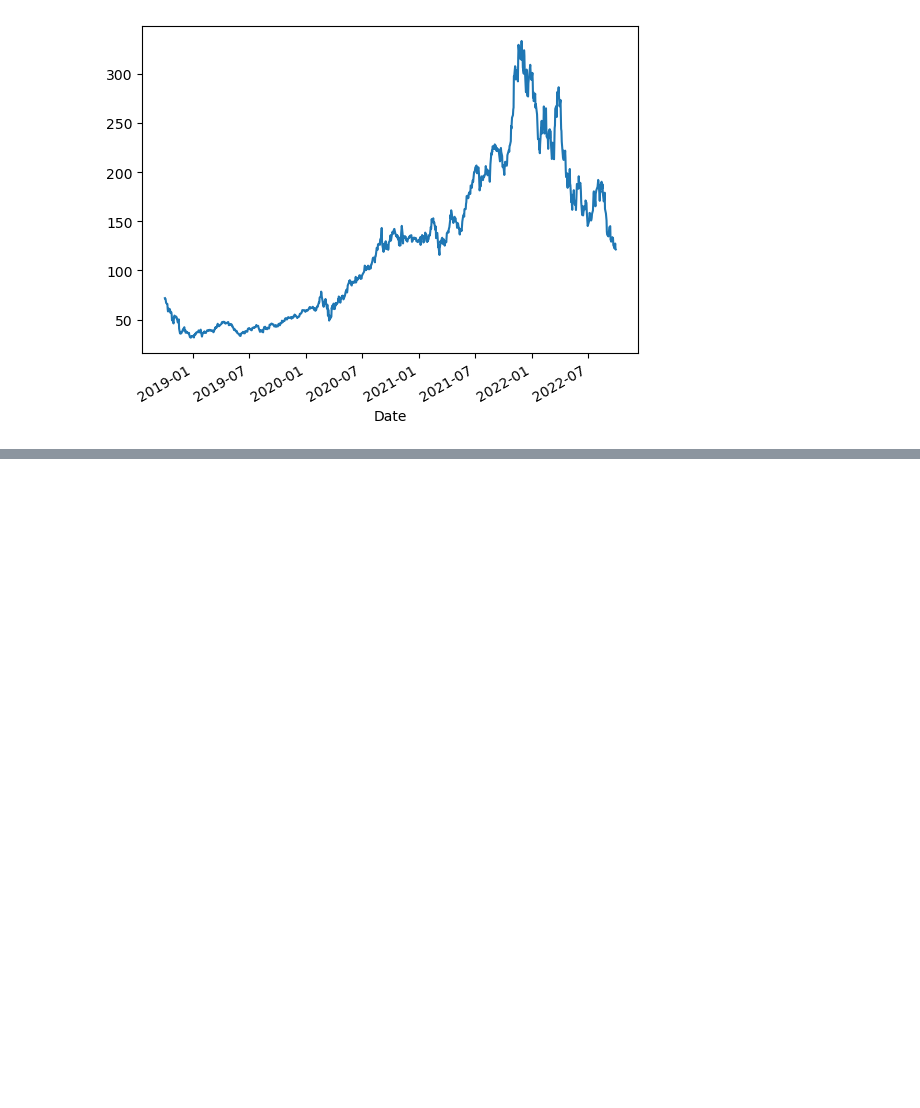
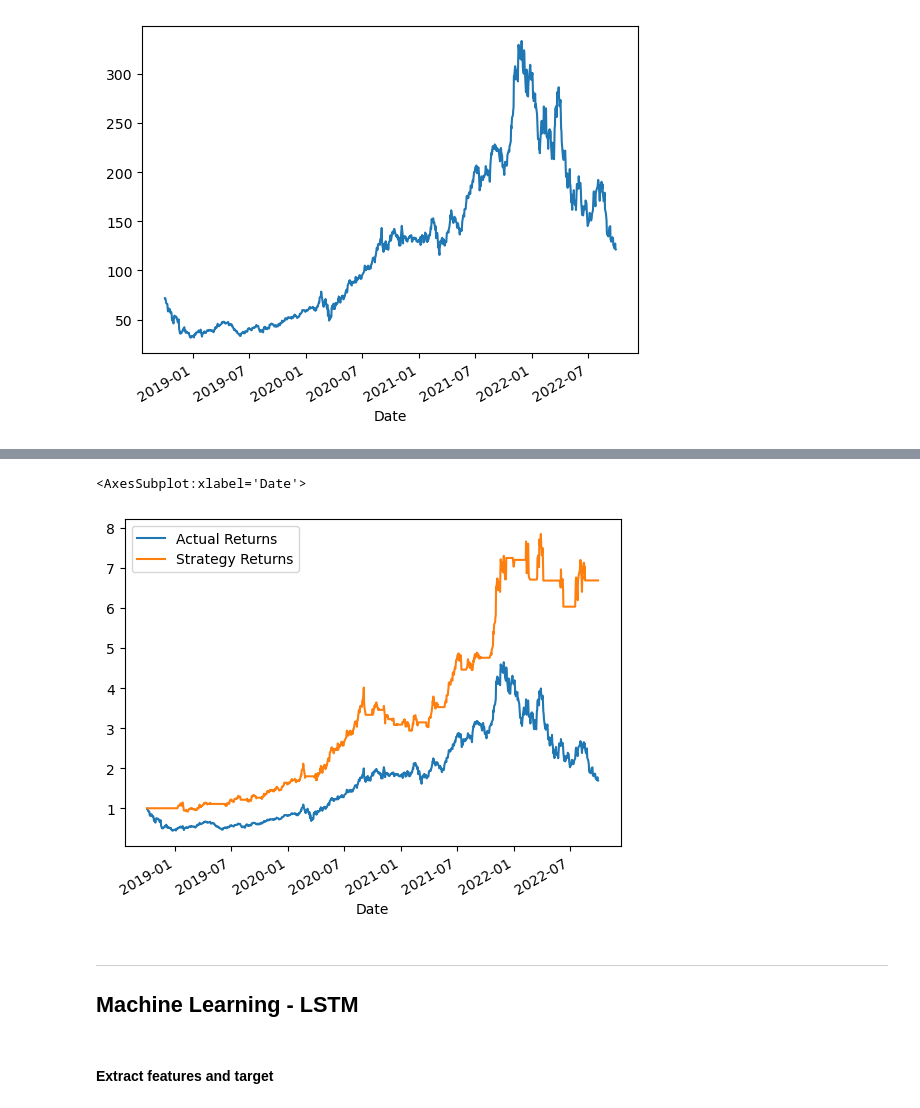
Before and after one commit to jamestan8292/Trading_Bot, a Jupyter notebook: main_ml_LSTM.ipynb, the cells around one changed output, grey strips where cells are left out. Drawn from its saved outputs; the diff is of its cells as text; code cells hidden in the pictures; blank space fills up the shorter version.

```diff
--- a/main_ml_LSTM.ipynb
+++ b/main_ml_LSTM.ipynb
@@ -60,0 +226,13 @@ df['Close'].plot()
+# %%
+# Filter the date index and close columns
+df_bt = df.loc[:, ['Close', 'Signal']]
+
+# Use the pct_change function to generate  returns from close prices
+df_bt["Actual Returns"] = df_bt["Close"].pct_change()
+
+# Drop all NaN values from the DataFrame
+df_bt = df_bt.dropna()
+
+df_bt['Strategy Returns'] = (df_bt['Actual Returns'] * df_bt['Signal'])
+
+df_bt.head()
@@ -61,3 +247,13 @@ df['Close'].plot()
+# %%
+(1 + df_bt[['Actual Returns', 'Strategy Returns']]).cumprod().plot()
+# %% [output]
+<AxesSubplot:xlabel='Date'>
+[figure, added]
+# %% [markdown]
+---
+## Machine Learning - LSTM
+# %% [markdown]
+#### Extract features and target
 # %%
 #Set Target Variable
 output_var = pd.DataFrame(df['Close'])
```
Also changed, not shown: parts of 30 cells of this notebook, 1 other file.
